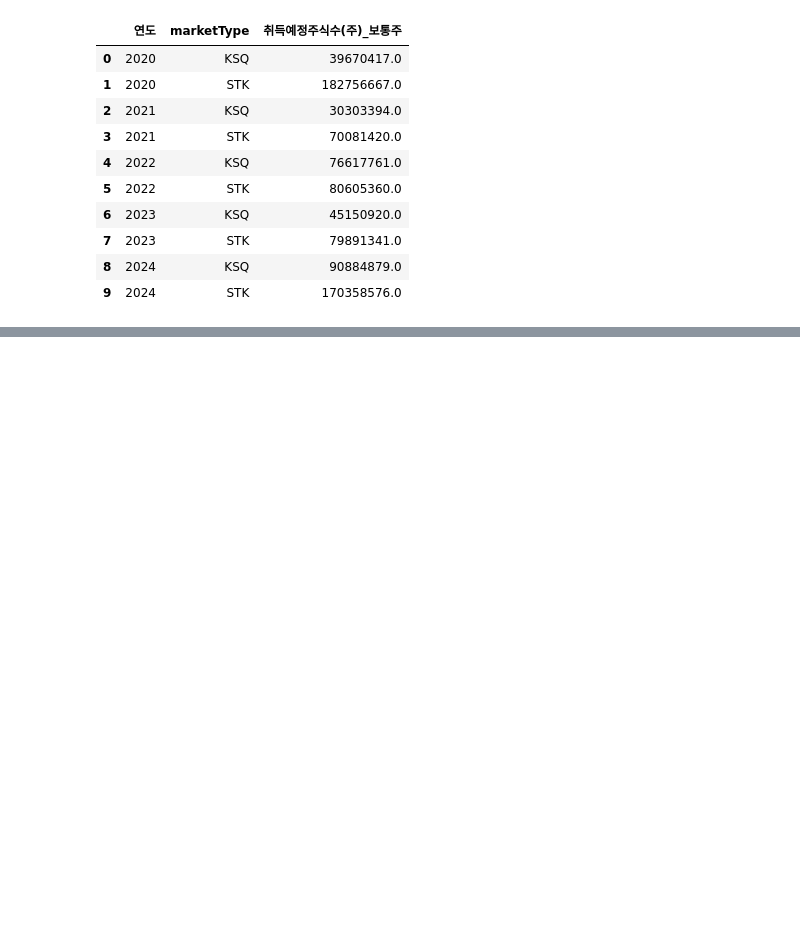
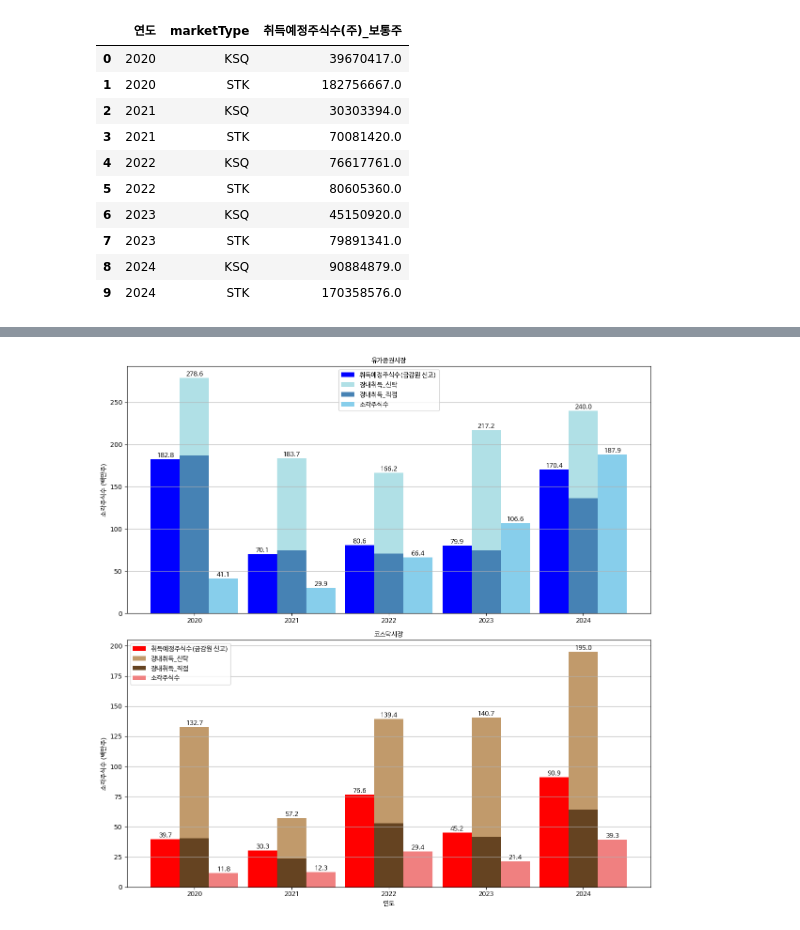
Before and after one commit to beaten-by-the-market/dart_disclosure, a Jupyter notebook: 자사주_소각KIND.ipynb, the cells around one changed output, grey strips where cells are left out. Drawn from its saved outputs; the diff is of its cells as text; code cells hidden in the pictures; blank space fills up the shorter version.

```diff
--- a/자사주_소각KIND.ipynb
+++ b/자사주_소각KIND.ipynb
@@ -530,0 +722,80 @@ plt.show()
+# %%
+# STK, KSQ 데이터 분리 및 복사
+stk_data = grouped_df[grouped_df['marketType'] == 'STK'].copy()
+ksq_data = grouped_df[grouped_df['marketType'] == 'KSQ'].copy()
+
+stk_dart_data = grouped_df_dart[grouped_df_dart['marketType'] == 'STK'].copy()
+ksq_dart_data = grouped_df_dart[grouped_df_dart['marketType'] == 'KSQ'].copy()
+
+stk_buyback = df_buyback[df_buyback['marketType'] == 'STK']
+ksq_buyback = df_buyback[df_buyback['marketType'] == 'KSQ']
+
+# 막대 너비 설정
+bar_width = 0.3
+
+# x축 위치 설정
+x_stk = np.arange(len(stk_data['연도']))
+x_ksq = np.arange(len(ksq_data['연도']))
+
+# y축 값을 1,000,000으로 나누기 (백만 단위로 변환)
+stk_data['발행주식수'] = stk_data['발행주식수'] / 1_000_000
+ksq_data['발행주식수'] = ksq_data['발행주식수'] / 1_000_000
+stk_dart_data['취득예정주식수(주)_보통주'] = stk_dart_data['취득예정주식수(주)_보통주'] / 1_000_000
+ksq_dart_data['취득예정주식수(주)_보통주'] = ksq_dart_data['취득예정주식수(주)_보통주'] / 1_000_000
+
+stk_buyback_grouped = stk_buyback.groupby(['연도', '직접/신탁'])['체결수량'].sum().unstack(fill_value=0) / 1_000_000
+ksq_buyback_grouped = ksq_buyback.groupby(['연도', '직접/신탁'])['체결수량'].sum().unstack(fill_value=0) / 1_000_000
+
+# 시각화: 서브플롯 생성
+fig, axes = plt.subplots(2, 1, figsize=(12, 12))
+
+# 상단: 유가증권시장 (STK)
+axes[0].bar(x_stk - bar_width, stk_dart_data['취득예정주식수(주)_보통주'], bar_width, color='blue', label='취득예정주식수(금감원 신고)')
+axes[0].bar(x_stk, stk_buyback_grouped['신탁'].values, bar_width, bottom=stk_buyback_grouped['직접'].values, color='#B0E0E6', label='장내취득_신탁')
+axes[0].bar(x_stk, stk_buyback_grouped['직접'].values, bar_width, color='#4682B4', label='장내취득_직접')
+axes[0].bar(x_stk + bar_width, stk_data['발행주식수'], bar_width, color='skyblue', label='소각주식수')
+
+# 데이터 레이블 추가
+for i, value in enumerate(stk_dart_data['취득예정주식수(주)_보통주']):
+    axes[0].text(i - bar_width, value, f'{value:,.1f}', ha='center', va='bottom', fontsize=10, fontproperties=font)
+for i, (direct, trust) in enumerate(zip(stk_buyback_grouped['직접'], stk_buyback_grouped['신탁'])):
+    axes[0].text(i, direct + trust, f'{trust + direct:,.1f}', ha='center', va='bottom', fontsize=10, fontproperties=font)
+for i, value in enumerate(stk_data['발행주식수']):
+    axes[0].text(i + bar_width, value, f'{value:,.1f}', ha='center', va='bottom', fontsize=10, fontproperties=font)
+
+# x축 레이블 추가 (유가증권시장)
+axes[0].set_xticks(x_stk)
+axes[0].set_xticklabels(stk_data['연도'], fontproperties=font)
+axes[0].set_title('유가증권시장', fontproperties=font)
+axes[0].set_ylabel('소각주식수 (백만주)', fontproperties=font)
+axes[0].legend(title_fontproperties=font, prop=font)
+axes[0].grid(axis='y')
+
+# 하단: 코스닥시장 (KSQ)
+axes[1].bar(x_ksq - bar_width, ksq_dart_data['취득예정주식수(주)_보통주'], bar_width, color='red', label='취득예정주식수(금감원 신고)')
+axes[1].bar(x_ksq, ksq_buyback_grouped['신탁'].values, bar_width, bottom=ksq_buyback_grouped['직접'].values, color='#C19A6B', label='장내취득_신탁')
+axes[1].bar(x_ksq, ksq_buyback_grouped['직접'].values, bar_width, color='#654321', label='장내취득_직접')
+axes[1].bar(x_ksq + bar_width, ksq_data['발행주식수'], bar_width, color='lightcoral', label='소각주식수')
+
+# 데이터 레이블 추가
+for i, value in enumerate(ksq_dart_data['취득예정주식수(주)_보통주']):
+    axes[1].text(i - bar_width, value, f'{value:,.1f}', ha='center', va='bottom', fontsize=10, fontproperties=font)
+for i, (direct, trust) in enumerate(zip(ksq_buyback_grouped['직접'], ksq_buyback_grouped['신탁'])):
+    axes[1].text(i, direct + trust, f'{trust + direct:,.1f}', ha='center', va='bottom', fontsize=10, fontproperties=font)
+for i, value in enumerate(ksq_data['발행주식수']):
+    axes[1].text(i + bar_width, value, f'{value:,.1f}', ha='center', va='bottom', fontsize=10, fontproperties=font)
+
+# x축 레이블 추가 (코스닥시장)
+axes[1].set_xticks(x_ksq)
+axes[1].set_xticklabels(ksq_data['연도'], fontproperties=font)
+axes[1].set_title('코스닥시장', fontproperties=font)
+axes[1].set_xlabel('연도', fontproperties=font)
+axes[1].set_ylabel('소각주식수 (백만주)', fontproperties=font)
+axes[1].legend(title_fontproperties=font, prop=font)
+axes[1].grid(axis='y')
+
+# 레이아웃 조정 및 출력
+plt.tight_layout()
+plt.show()
+# %% [output]
+[figure, added]
```
Also changed, not shown: parts of 28 cells of this notebook.
